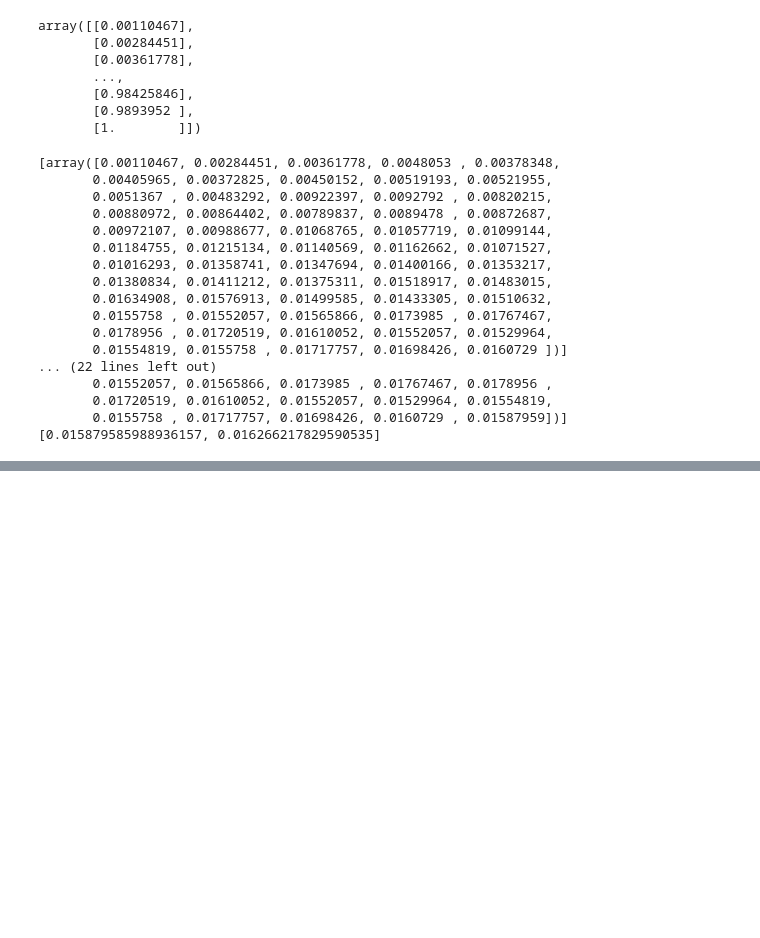
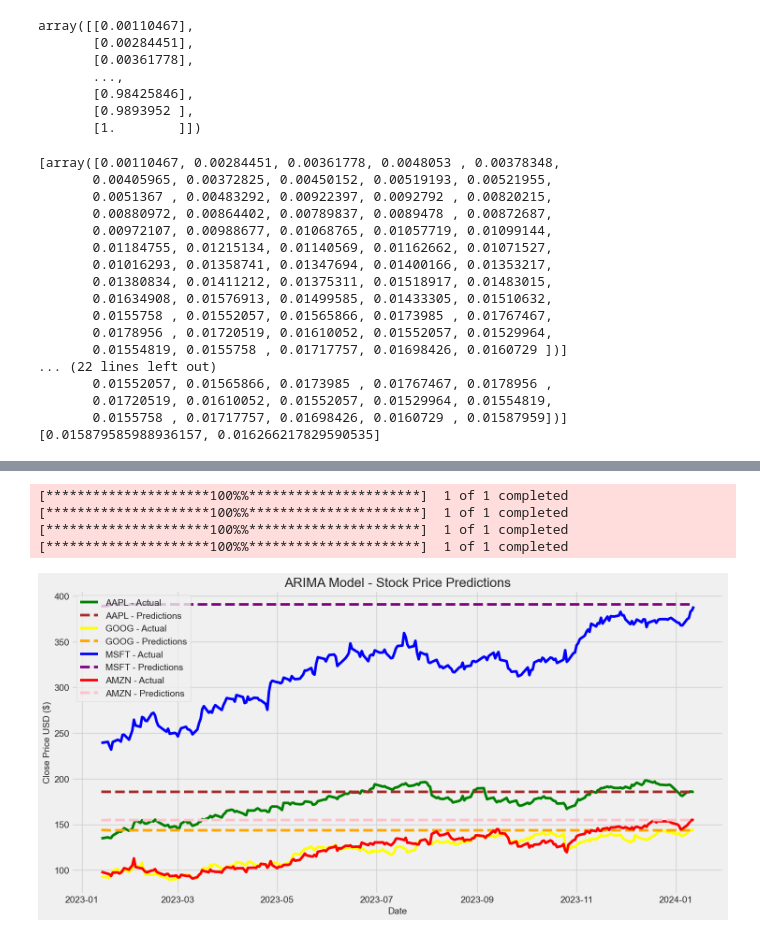
Before and after one commit to ghoshpoulami1293/Stock-Market-Analysis, a Jupyter notebook: Stock Market Analysis.ipynb, the cells around one changed output, grey strips where cells are left out. Cells and saved outputs as stored; diff of their text form; code cells hidden in the pictures; blank space fills up the shorter version.

Commit message:
Time Series Project

```diff
--- a/Stock Market Analysis.ipynb
+++ b/Stock Market Analysis.ipynb
@@ -519,0 +479,79 @@ ValueError: Unknown label type: 'continuous'
+# %%
+import pandas as pd
+import numpy as np
+import matplotlib.pyplot as plt
+import seaborn as sns
+sns.set_style('whitegrid')
+plt.style.use("fivethirtyeight")
+%matplotlib inline
+
+from pandas_datareader.data import DataReader
+import yfinance as yf
+from pandas_datareader import data as pdr
+yf.pdr_override()
+
+from datetime import datetime
+from sklearn.preprocessing import MinMaxScaler
+from statsmodels.tsa.arima.model import ARIMA
+
+# The tech stocks we'll use for this analysis
+tech_list = ['AAPL', 'GOOG', 'MSFT', 'AMZN']
+
+# Set up End and Start times for data grab
+end = datetime.now()
+start = datetime(end.year - 1, end.month, end.day)
+
+# Fetch stock data
+company_list = []
+for stock in tech_list:
+    company = yf.download(stock, start, end)
+    company_list.append(company)
+
+# Define company names
+company_name = ["APPLE", "GOOGLE", "MICROSOFT", "AMAZON"]
+
+# Associate company names with stock data
+for company, com_name in zip(company_list, company_name):
+    company["company_name"] = com_name
+
+# Train the ARIMA model for each company and make predictions
+predictions_dict = {}
+
+for i, stock in enumerate(tech_list):
+    train_data = company_list[i]['Close']
+    arima_model = ARIMA(train_data, order=(5, 1, 0))  # Adjust order as needed
+    arima_fit = arima_model.fit()
+
+    # Forecast future values
+    forecast_steps = len(company_list[i]['Close'])  # Use all available data for forecasting
+    forecast = arima_fit.get_forecast(steps=forecast_steps)
+    forecast_values = forecast.predicted_mean.values
+
+    # Store predictions in a dictionary
+    predictions_dict[stock] = forecast_values
+
+# Plot the predictions for each company with the specified color scheme
+plt.figure(figsize=(16, 8))
+plt.title('ARIMA Model - Stock Price Predictions')
+plt.xlabel('Date')
+plt.ylabel('Close Price USD ($)')
+
+# Use the specified color scheme for actuals and predictions
+actual_colors = {'AMZN': 'red', 'MSFT': 'blue', 'GOOG': 'yellow', 'AAPL': 'green'}
+pred_colors = {'AMZN': 'pink', 'MSFT': 'purple', 'GOOG': 'orange', 'AAPL': 'brown'}
+
+for stock, forecast in predictions_dict.items():
+    actual_color = actual_colors[stock]
+    pred_color = pred_colors[stock]
+
+    plt.plot(company_list[tech_list.index(stock)].index, company_list[tech_list.index(stock)]['Close'], label=f'{stock} - Actual', color=actual_color, linestyle='-')
+    plt.plot(company_list[tech_list.index(stock)].index, forecast, label=f'{stock} - Predictions', color=pred_color, linestyle='--')
+
+plt.legend()
+plt.show()
+# %% [output]
+[*********************100%%**********************]  1 of 1 completed
+[*********************100%%**********************]  1 of 1 completed
+[*********************100%%**********************]  1 of 1 completed
+[*********************100%%**********************]  1 of 1 completed
+[figure, added]
```
Also changed, not shown: parts of 3 cells of this notebook.
